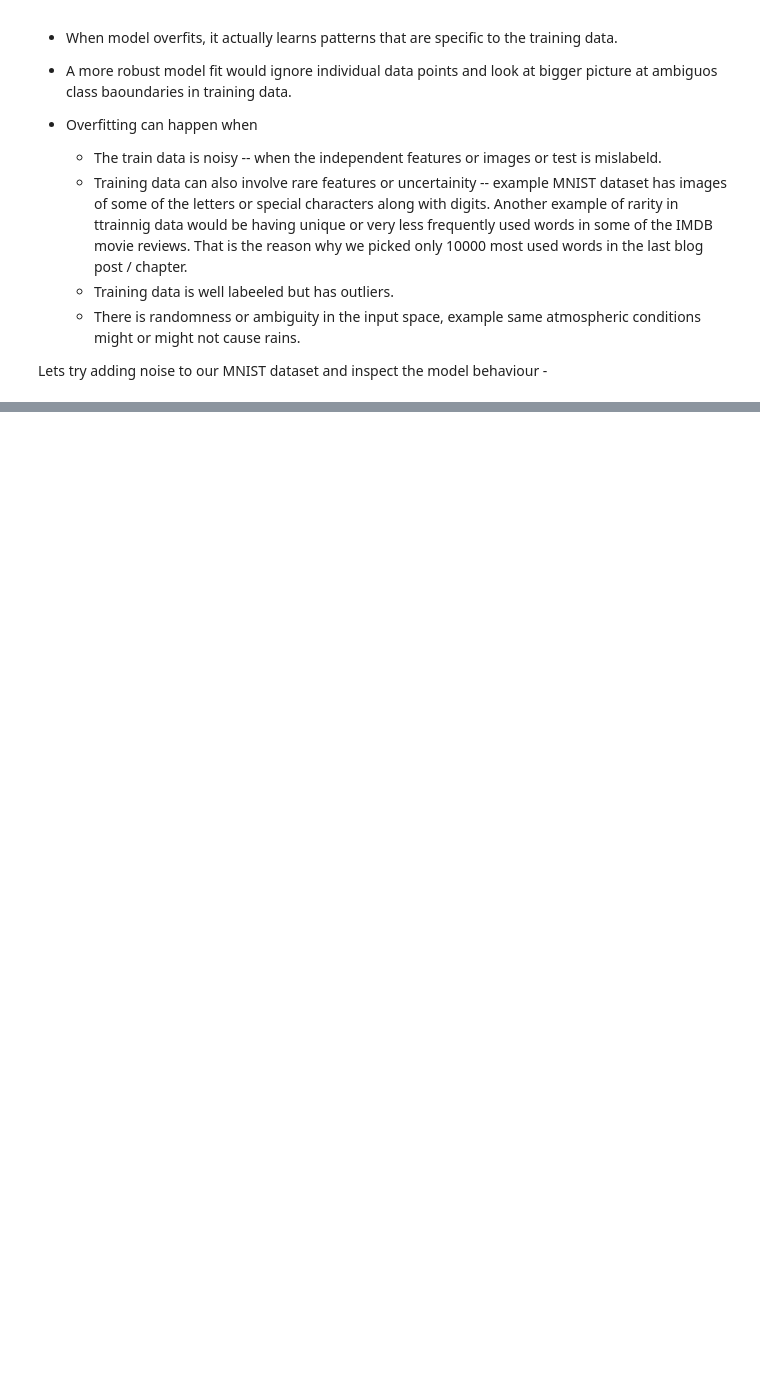
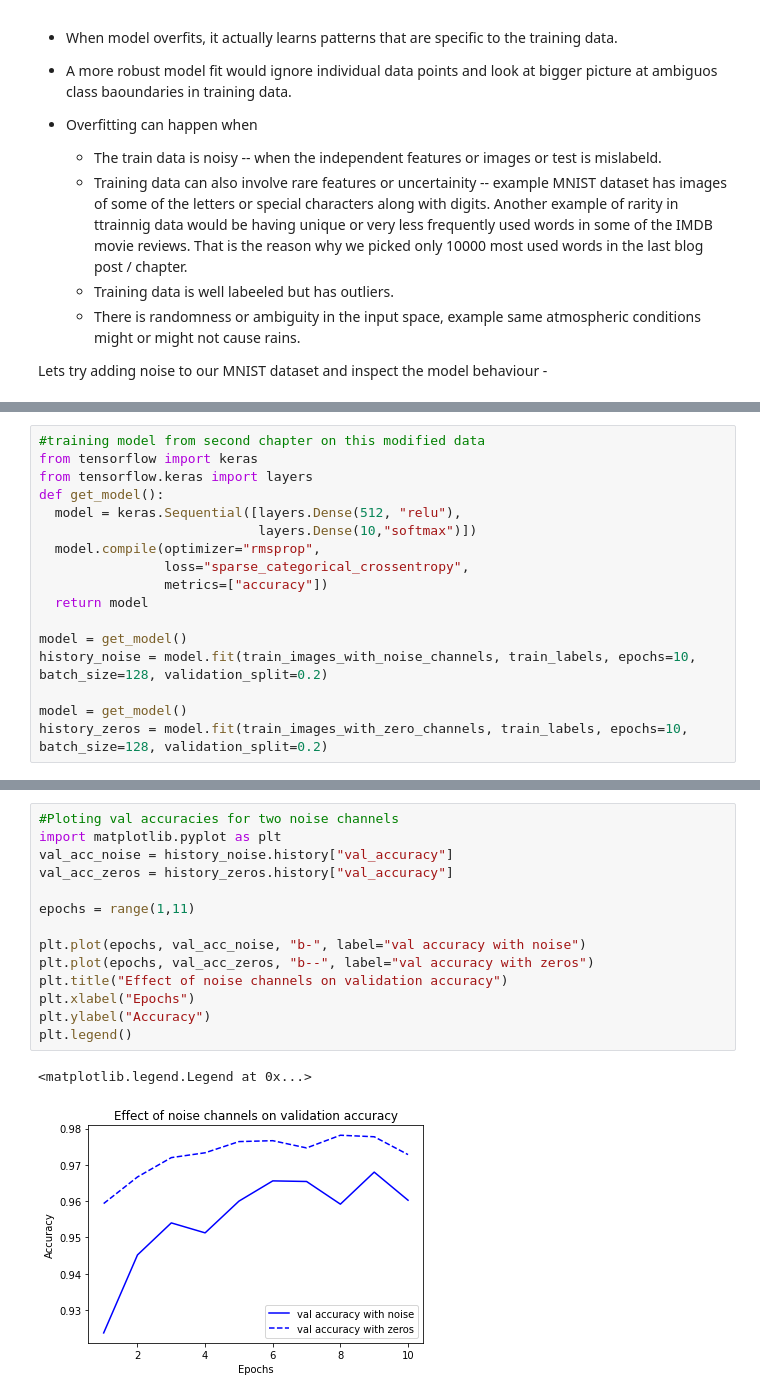
Before and after one commit to yvrjsharma/Keras-edition-deux, a Jupyter notebook: Keras_4.ipynb, the cells around one changed output, grey strips where cells are left out. Saved outputs shown, nothing was run; the diff lists cells and outputs as text; blank space fills up the shorter version.

Commit message:
Chapter 5

```diff
--- a/Keras_4.ipynb
+++ b/Keras_4.ipynb
@@ -48,0 +53,17 @@ train_images_with_zero_channels = np.concatenate([train_images, np.zeros((len(tr
+# %%
+#training model from second chapter on this modified data
+from tensorflow import keras
+from tensorflow.keras import layers
+def get_model():
+  model = keras.Sequential([layers.Dense(512, "relu"),
+                            layers.Dense(10,"softmax")])
+  model.compile(optimizer="rmsprop",
+                loss="sparse_categorical_crossentropy",
+                metrics=["accuracy"])
+  return model
+
+model = get_model()
+history_noise = model.fit(train_images_with_noise_channels, train_labels, epochs=10, batch_size=128, validation_split=0.2)
+
+model = get_model()
+history_zeros = model.fit(train_images_with_zero_channels, train_labels, epochs=10, batch_size=128, validation_split=0.2)
@@ -48,0 +88,17 @@ train_images_with_zero_channels = np.concatenate([train_images, np.zeros((len(tr
+# %%
+#Ploting val accuracies for two noise channels
+import matplotlib.pyplot as plt
+val_acc_noise = history_noise.history["val_accuracy"]
+val_acc_zeros = history_zeros.history["val_accuracy"]
+
+epochs = range(1,11)
+
+plt.plot(epochs, val_acc_noise, "b-", label="val accuracy with noise")
+plt.plot(epochs, val_acc_zeros, "b--", label="val accuracy with zeros")
+plt.title("Effect of noise channels on validation accuracy")
+plt.xlabel("Epochs")
+plt.ylabel("Accuracy")
+plt.legend()
+# %% [output]
+<matplotlib.legend.Legend at 0x...>
+[figure, added]
```
Also changed, not shown: parts of 2 cells of this notebook.
